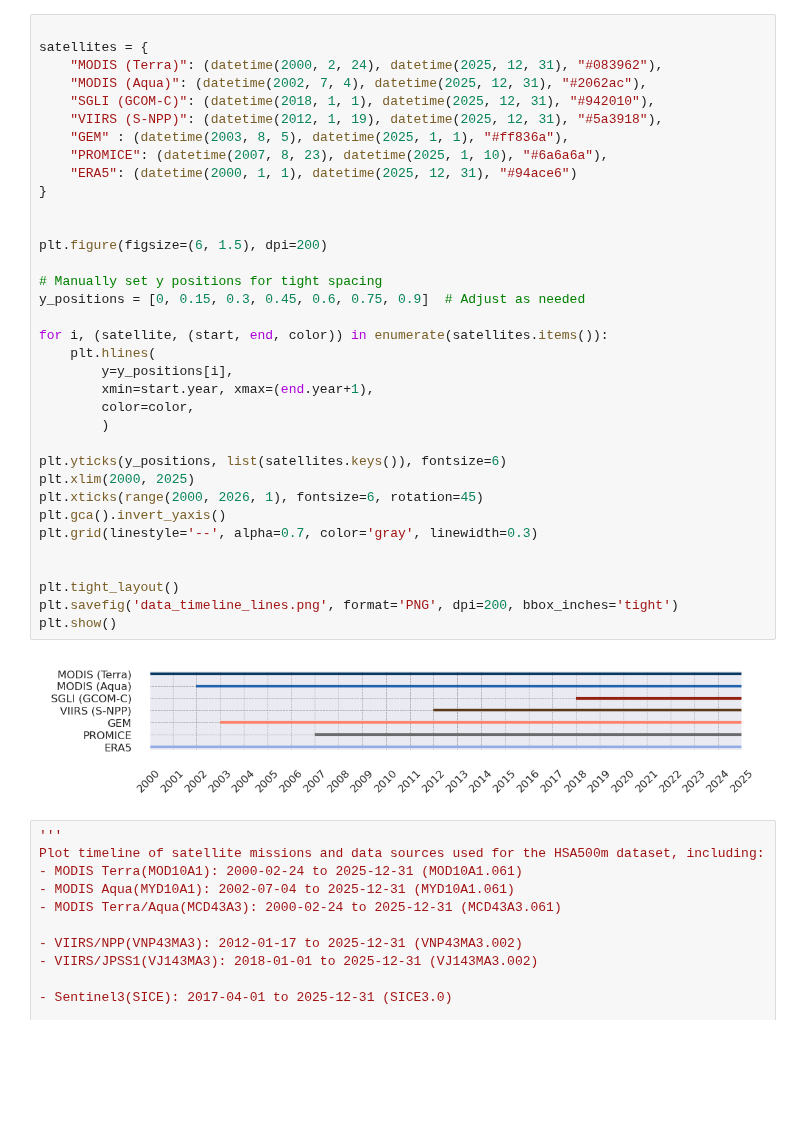
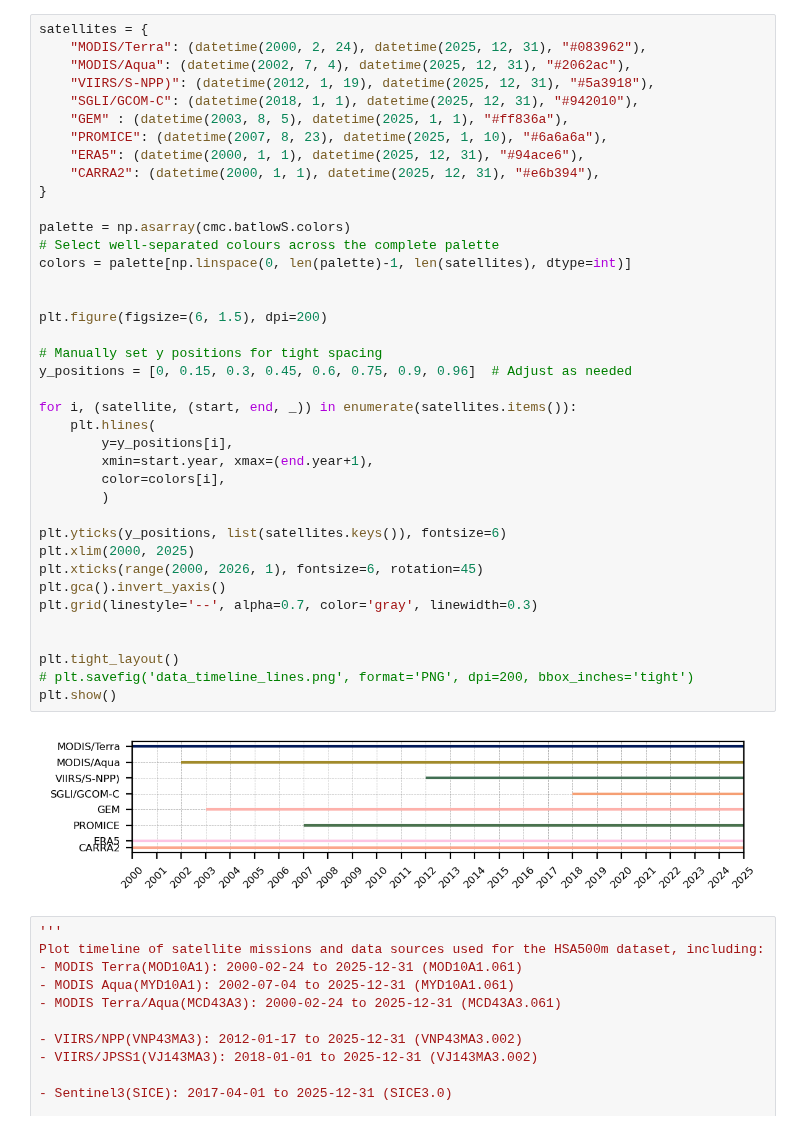
Before and after one commit to KU-AVOCA/GEMLST, a Jupyter notebook: GEMLST_MODIS/Graphs/timeline.ipynb, the cells around one changed output. Saved outputs shown, nothing was run; the diff lists cells and outputs as text; blank space fills up the shorter version.

Commit message:
Before_remake_of_plots

```diff
--- a/GEMLST_MODIS/Graphs/timeline.ipynb
+++ b/GEMLST_MODIS/Graphs/timeline.ipynb
@@ -44,40 +6,44 @@ plt.show()
 # %%
-
 satellites = {
-    "MODIS (Terra)": (datetime(2000, 2, 24), datetime(2025, 12, 31), "#083962"),
-    "MODIS (Aqua)": (datetime(2002, 7, 4), datetime(2025, 12, 31), "#2062ac"),
-    "SGLI (GCOM-C)": (datetime(2018, 1, 1), datetime(2025, 12, 31), "#942010"),
-    "VIIRS (S-NPP)": (datetime(2012, 1, 19), datetime(2025, 12, 31), "#5a3918"),
+    "MODIS/Terra": (datetime(2000, 2, 24), datetime(2025, 12, 31), "#083962"),
+    "MODIS/Aqua": (datetime(2002, 7, 4), datetime(2025, 12, 31), "#2062ac"),
+    "VIIRS/S-NPP)": (datetime(2012, 1, 19), datetime(2025, 12, 31), "#5a3918"),
+    "SGLI/GCOM-C": (datetime(2018, 1, 1), datetime(2025, 12, 31), "#942010"),
     "GEM" : (datetime(2003, 8, 5), datetime(2025, 1, 1), "#ff836a"),
     "PROMICE": (datetime(2007, 8, 23), datetime(2025, 1, 10), "#6a6a6a"),
-    "ERA5": (datetime(2000, 1, 1), datetime(2025, 12, 31), "#94ace6")
+    "ERA5": (datetime(2000, 1, 1), datetime(2025, 12, 31), "#94ace6"),
+    "CARRA2": (datetime(2000, 1, 1), datetime(2025, 12, 31), "#e6b394"),
 }
+
+palette = np.asarray(cmc.batlowS.colors)
+# Select well-separated colours across the complete palette
+colors = palette[np.linspace(0, len(palette)-1, len(satellites), dtype=int)]
 
 
 plt.figure(figsize=(6, 1.5), dpi=200)
 
 # Manually set y positions for tight spacing
-y_positions = [0, 0.15, 0.3, 0.45, 0.6, 0.75, 0.9]  # Adjust as needed
+y_positions = [0, 0.15, 0.3, 0.45, 0.6, 0.75, 0.9, 0.96]  # Adjust as needed
 
-for i, (satellite, (start, end, color)) in enumerate(satellites.items()):
+for i, (satellite, (start, end, _)) in enumerate(satellites.items()):
     plt.hlines(
         y=y_positions[i],
         xmin=start.year, xmax=(end.year+1),
-        color=color,
+        color=colors[i],
         )
 
 plt.yticks(y_positions, list(satellites.keys()), fontsize=6)
 plt.xlim(2000, 2025)
 plt.xticks(range(2000, 2026, 1), fontsize=6, rotation=45)
 plt.gca().invert_yaxis()
 plt.grid(linestyle='--', alpha=0.7, color='gray', linewidth=0.3)
 
 
 plt.tight_layout()
-plt.savefig('data_timeline_lines.png', format='PNG', dpi=200, bbox_inches='tight')
+# plt.savefig('data_timeline_lines.png', format='PNG', dpi=200, bbox_inches='tight')
 plt.show()
 # %% [output]
-[figure, old version]
+[figure, new version]
 # %%
 '''
 Plot timeline of satellite missions and data sources used for the HSA500m dataset, including:
```
Also changed, not shown: parts of 2 cells of this notebook, 8 other files.
